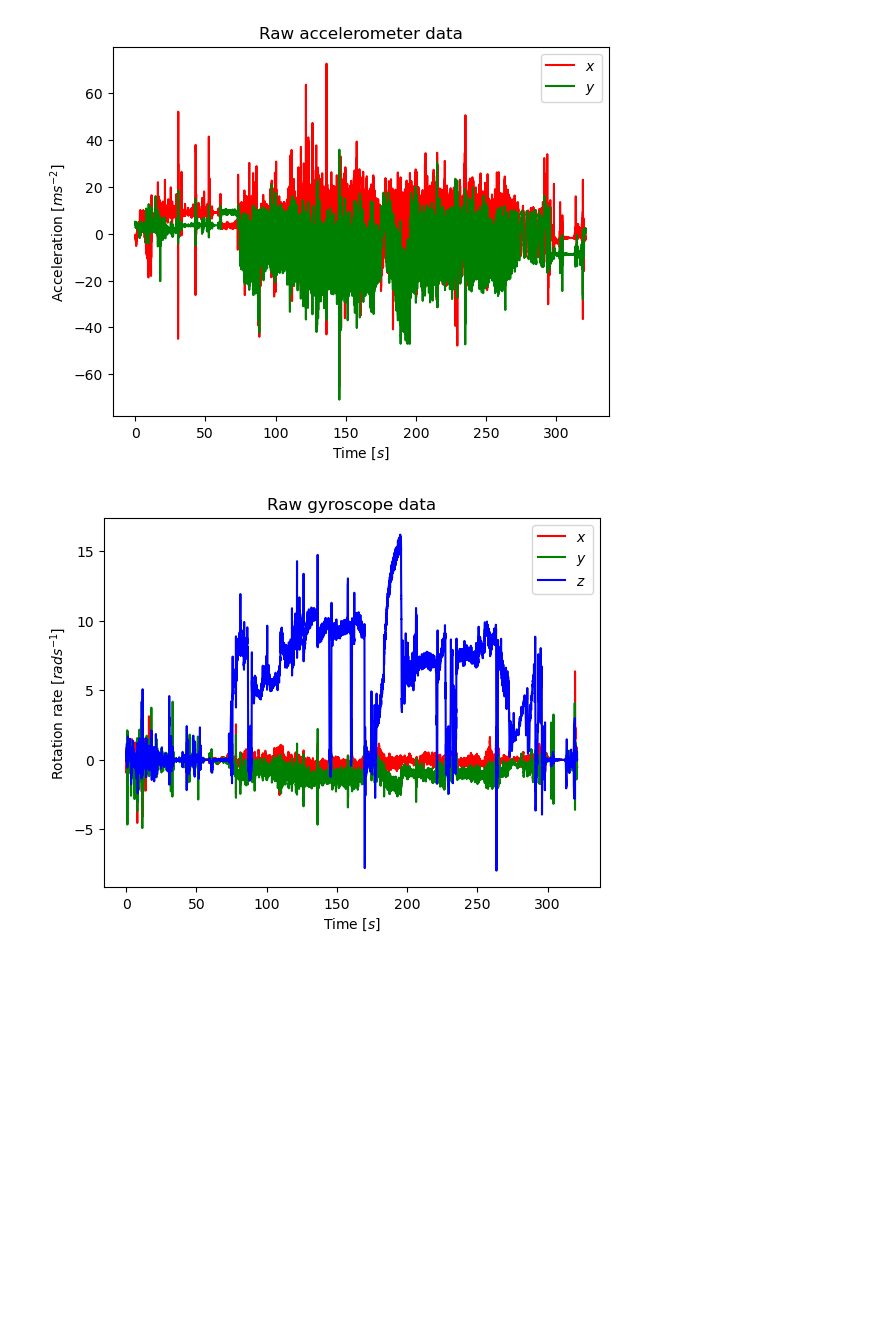
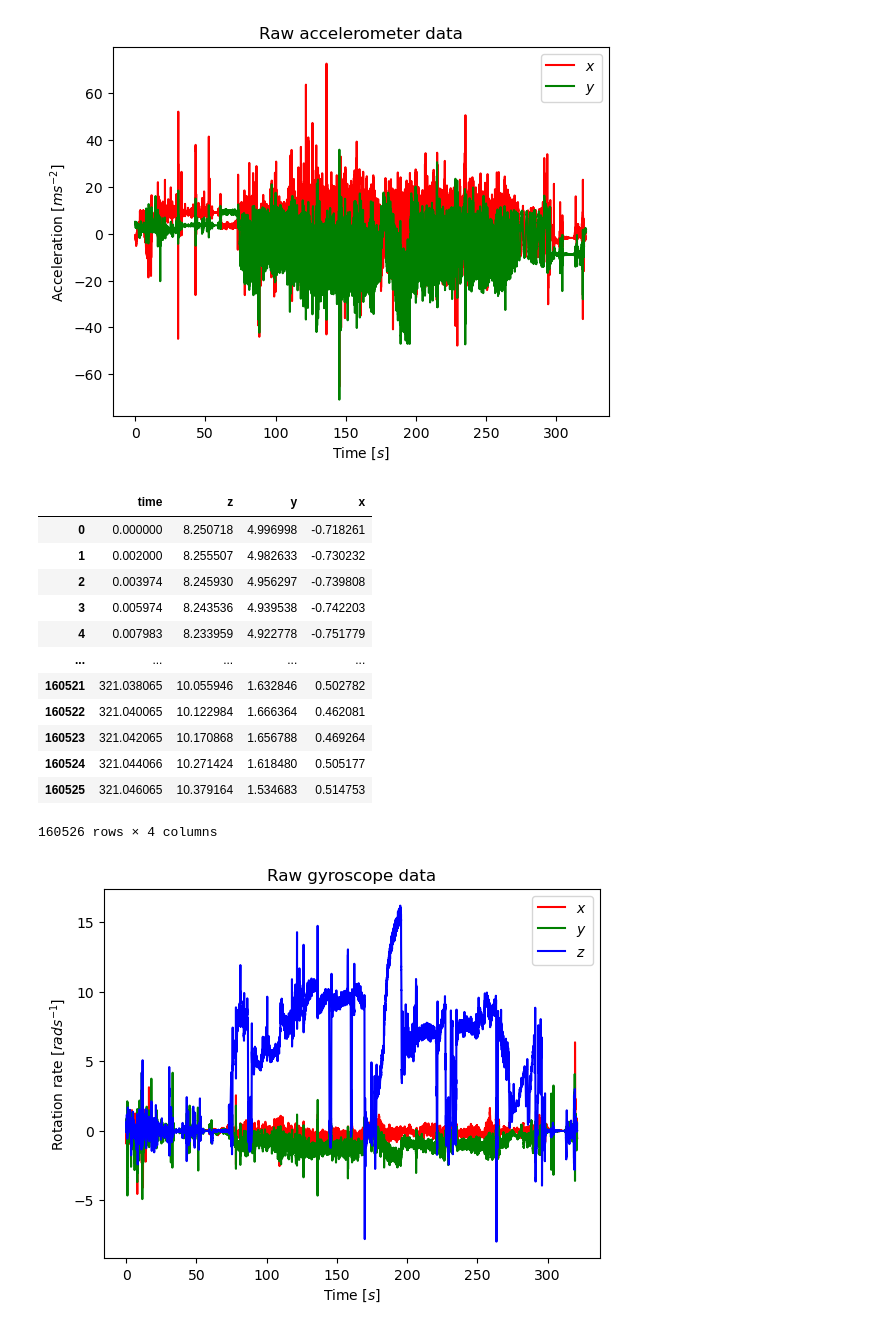
Before and after one commit to monash-human-power/power-meter, a Jupyter notebook: scripts-testing/kalman-filter/AccelGyroData.ipynb, the cells around one changed output. Drawn from its saved outputs; the diff is of its cells as text; code cells hidden in the pictures; blank space fills up the shorter version.

```diff
--- a/scripts-testing/kalman-filter/AccelGyroData.ipynb
+++ b/scripts-testing/kalman-filter/AccelGyroData.ipynb
@@ -41,12 +41,28 @@ def plot_xyz(table, label, title, show_x=True, show_y=True, show_z=True):
     plt.title(title)
     plt.show()
 # %%
-# accel = pd.read_csv("./AccelerometerUncalibrated.csv")
-accel = pd.read_csv("./AccelerometerUncalibrated.csv")
+accel = pd.read_csv("../../../PedalAccelDataProcessing/AccelerometerUncalibrated.csv")
+# accel = pd.read_csv("/home/jotham/Documents/Uni/FYP/PedalAccelDataProcessing/old_test/Accelerometer.csv")
 offset = accel["time"].values[0]
 accel["time"] = (accel["time"] - offset) / 1e9
 accel.drop('seconds_elapsed', axis=1, inplace=True)
 plot_xyz(accel, "Acceleration [$ms^{-2}$]", "Raw accelerometer data", show_z=False)
 # %% [output]
 [figure]
+# %%
+accel
+# %% [output]
+|  | time | z | y | x |
+| 0 | 0.000000 | 8.250718 | 4.996998 | -0.718261 |
+| 1 | 0.002000 | 8.255507 | 4.982633 | -0.730232 |
+| 2 | 0.003974 | 8.245930 | 4.956297 | -0.739808 |
+| 3 | 0.005974 | 8.243536 | 4.939538 | -0.742203 |
+| 4 | 0.007983 | 8.233959 | 4.922778 | -0.751779 |
+| ... | ... | ... | ... | ... |
+| 160521 | 321.038065 | 10.055946 | 1.632846 | 0.502782 |
+| 160522 | 321.040065 | 10.122984 | 1.666364 | 0.462081 |
+| 160523 | 321.042065 | 10.170868 | 1.656788 | 0.469264 |
+| 160524 | 321.044066 | 10.271424 | 1.618480 | 0.505177 |
+| 160525 | 321.046065 | 10.379164 | 1.534683 | 0.514753 |
+160526 rows × 4 columns
 # %%
```
Also changed, not shown: parts of 2 cells of this notebook, 9 other files.
